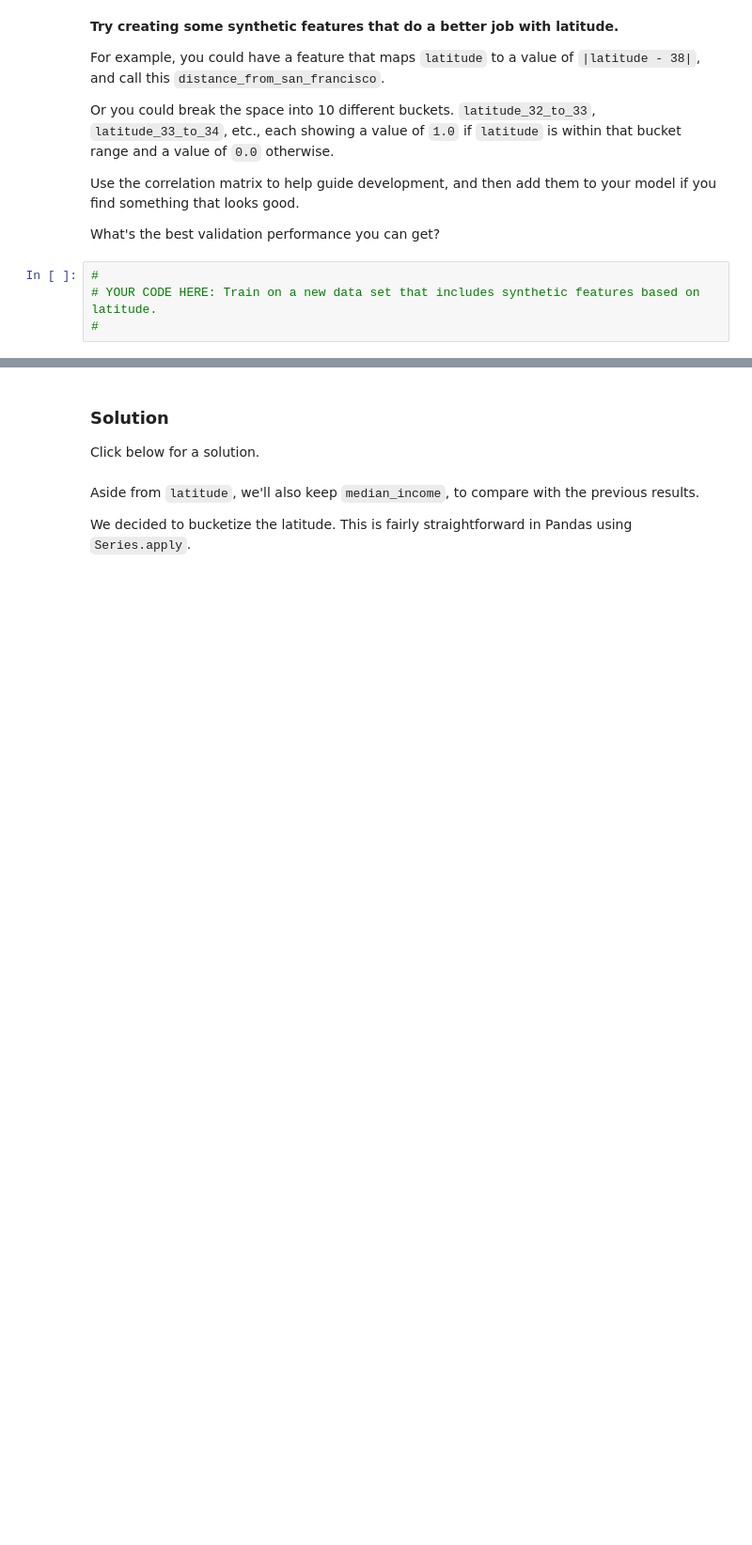
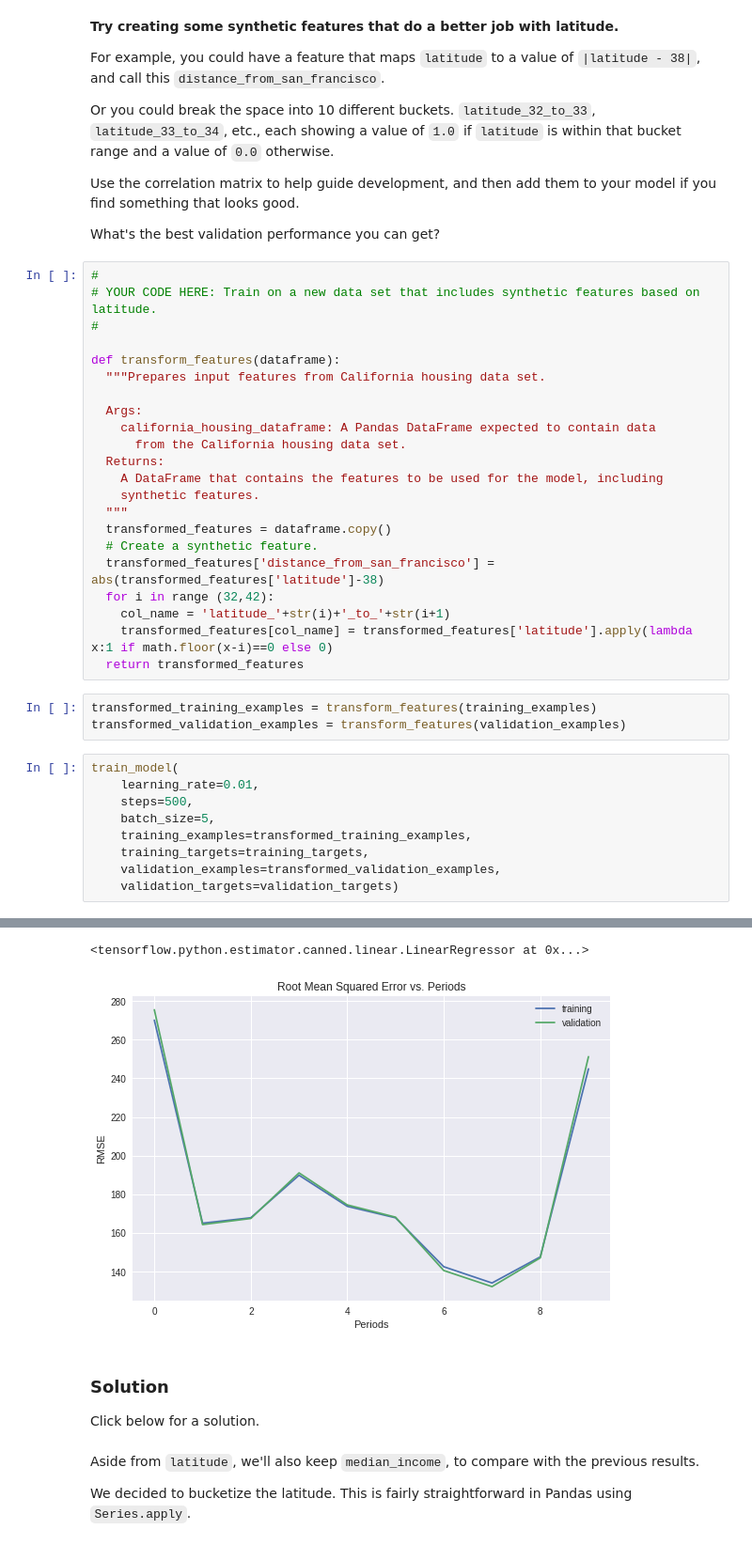
Before and after one commit to qingjing1018/google-machine-learning-crash-course, a Jupyter notebook: feature_sets.ipynb, the cells around one changed output, grey strips where cells are left out. Shown at 94% size. Saved outputs shown, nothing was run; the diff lists cells and outputs as text; blank space fills up the shorter version.

```diff
--- a/feature_sets.ipynb
+++ b/feature_sets.ipynb
@@ -408,7 +407,38 @@ Or you could break the space into 10 different buckets.  `latitude_32_to_33`, `l
 Use the correlation matrix to help guide development, and then add them to your model if you find something that looks good.
 
 What's the best validation performance you can get?
-# %%
-#
-# YOUR CODE HERE: Train on a new data set that includes synthetic features based on latitude.
-#
+# %%
+#
+# YOUR CODE HERE: Train on a new data set that includes synthetic features based on latitude.
+#
+
+def transform_features(dataframe):
+  """Prepares input features from California housing data set.
+
+  Args:
+    california_housing_dataframe: A Pandas DataFrame expected to contain data
+      from the California housing data set.
+  Returns:
+    A DataFrame that contains the features to be used for the model, including
+    synthetic features.
+  """
+  transformed_features = dataframe.copy()
+  # Create a synthetic feature.
+  transformed_features['distance_from_san_francisco'] = abs(transformed_features['latitude']-38)
+  for i in range (32,42):
+    col_name = 'latitude_'+str(i)+'_to_'+str(i+1)
+    transformed_features[col_name] = transformed_features['latitude'].apply(lambda x:1 if math.floor(x-i)==0 else 0)
+  return transformed_features
+# %%
+transformed_training_examples = transform_features(training_examples)
+transformed_validation_examples = transform_features(validation_examples)
+# %%
+train_model(
+    learning_rate=0.01,
+    steps=500,
+    batch_size=5,
+    training_examples=transformed_training_examples,
+    training_targets=training_targets,
+    validation_examples=transformed_validation_examples,
+    validation_targets=validation_targets)
+# %% [output]
@@ -415,3 +458,5 @@ What's the best validation performance you can get?
+<tensorflow.python.estimator.canned.linear.LinearRegressor at 0x...>
+[figure, added]
 # %% [markdown]
 ### Solution
 
```
Also changed, not shown: parts of 6 cells of this notebook.
